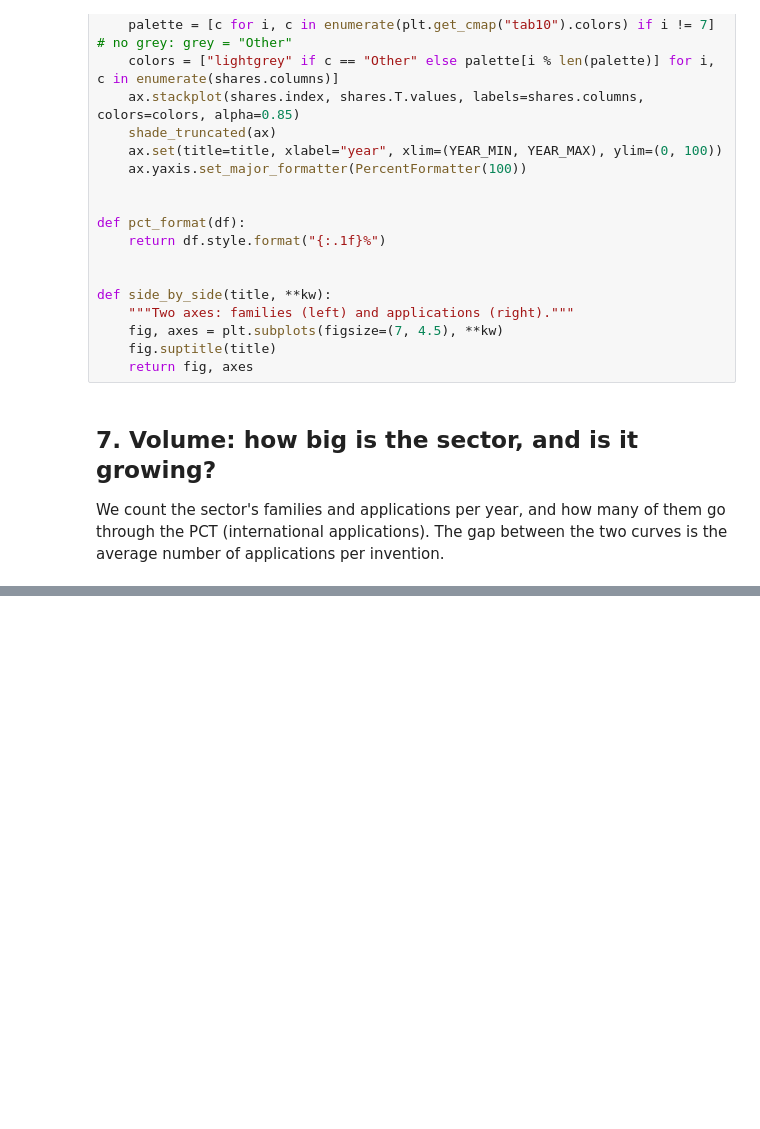
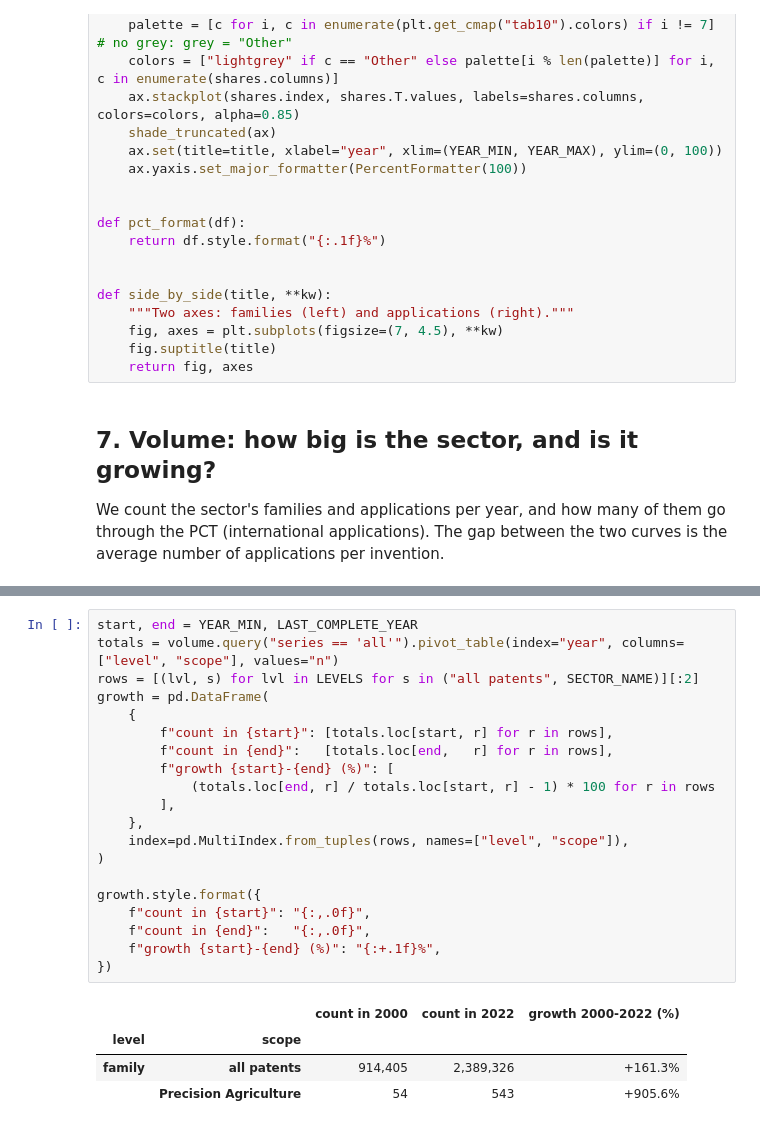
Before and after one commit to AriGBi/team-38-PrecisionAgriculture, a Jupyter notebook: notebooks/Step1_WIP.ipynb, the cells around one changed output, grey strips where cells are left out. Cells and saved outputs as stored; diff of their text form; blank space fills up the shorter version.

```diff
--- a/notebooks/Step1_WIP.ipynb
+++ b/notebooks/Step1_WIP.ipynb
@@ -365,0 +417,25 @@ plt.show()
+# %%
+start, end = YEAR_MIN, LAST_COMPLETE_YEAR
+totals = volume.query("series == 'all'").pivot_table(index="year", columns=["level", "scope"], values="n")
+rows = [(lvl, s) for lvl in LEVELS for s in ("all patents", SECTOR_NAME)][:2]
+growth = pd.DataFrame(
+    {
+        f"count in {start}": [totals.loc[start, r] for r in rows],
+        f"count in {end}":   [totals.loc[end,   r] for r in rows],
+        f"growth {start}-{end} (%)": [
+            (totals.loc[end, r] / totals.loc[start, r] - 1) * 100 for r in rows
+        ],
+    },
+    index=pd.MultiIndex.from_tuples(rows, names=["level", "scope"]),
+)
+
+growth.style.format({
+    f"count in {start}": "{:,.0f}",
+    f"count in {end}":   "{:,.0f}",
+    f"growth {start}-{end} (%)": "{:+.1f}%",
+})
+# %% [output]
+|  |  | count in 2000 | count in 2022 | growth 2000-2022 (%) |
+| level | scope |  |  |  |
+| family | all patents | 914,405 | 2,389,326 | +161.3% |
+|  | Precision Agriculture | 54 | 543 | +905.6% |
```
Also changed, not shown: parts of 8 cells of this notebook.
